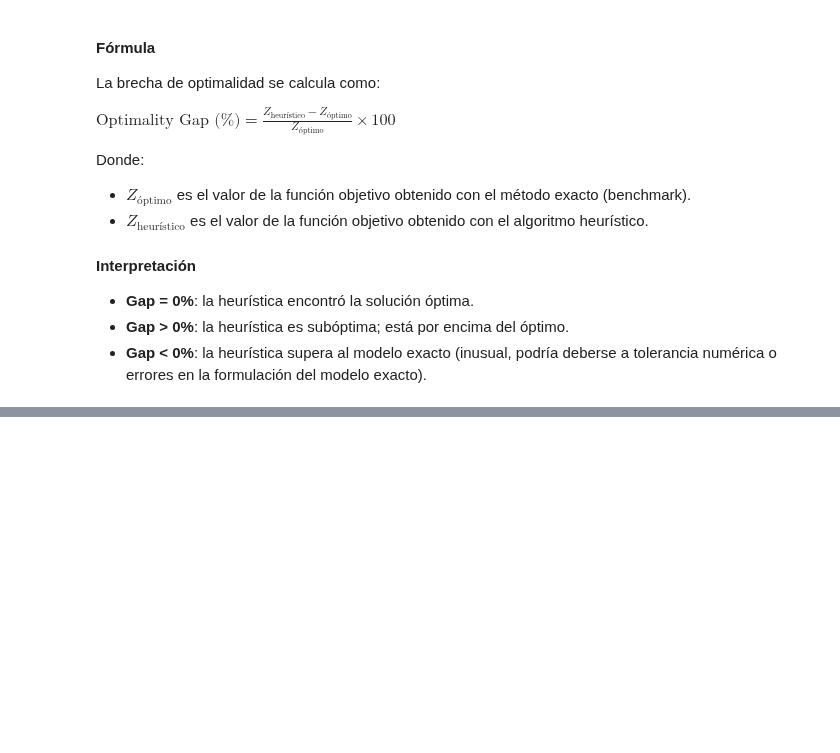
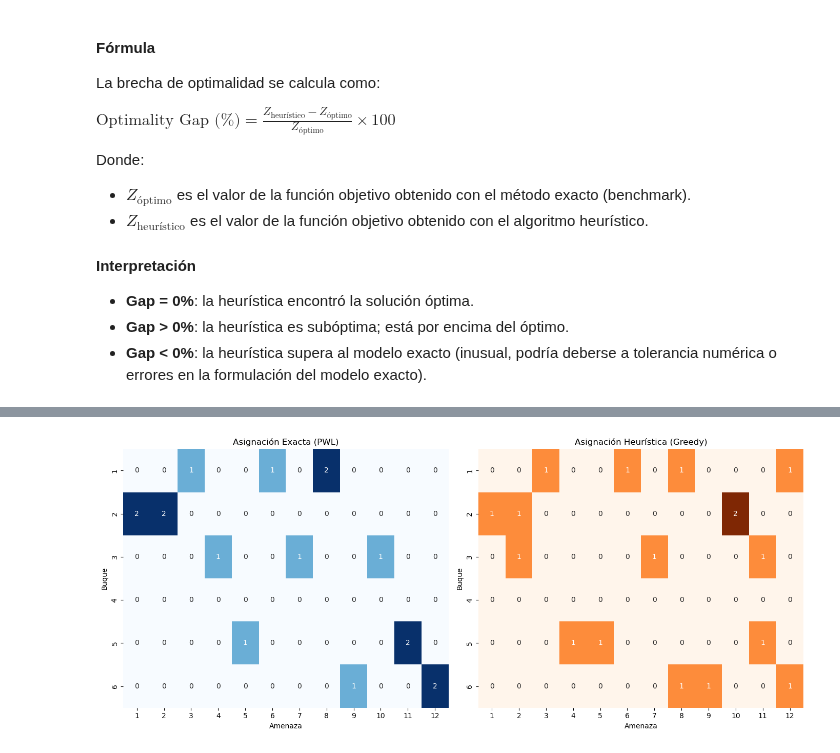
Before and after one commit to educarrascov/DISC_TESIS, a Jupyter notebook: 20260630 - WTA_MINLP.ipynb, the cells around one changed output, grey strips where cells are left out. Drawn from its saved outputs; the diff is of its cells as text; code cells hidden in the pictures; blank space fills up the shorter version.

```diff
--- a/20260630 - WTA_MINLP.ipynb
+++ b/20260630 - WTA_MINLP.ipynb
@@ -160,7 +160,7 @@ def solve_wta_pwl(
 # —————————————— USO ——————————————
 if __name__ == "__main__":
     # Parámetros que puedes cambiar:
-    w = [4, 3, 0, 3, 3, 4]   # inventario de armamento de 6 buques
+    w = [4, 4, 3, 0, 3, 3]   # inventario de armamento de 6 buques
     n = 12           # cantidad de amenazas (blancos)
     K = 70          # refinamos a 40 tramos PWL
     sol, obj, p, V, elapsed_exact = solve_wta_pwl(w, n, K, seed=218)
@@ -503,0 +506,75 @@ TypeError: type NoneType doesn't define __round__ method
+# %%
+import numpy as np
+import seaborn as sns
+import matplotlib.pyplot as plt
+
+# Crear matrices de asignación
+m = 6   # número de buques
+n = 12  # número de amenazas
+
+assign_exact = np.zeros((m, n))
+assign_greedy = np.zeros((m, n))
+
+# Rellenar matriz exacta
+assign_exact[0][2] = 1
+assign_exact[0][5] = 1
+assign_exact[0][7] = 2
+assign_exact[1][0] = 2
+assign_exact[1][1] = 2
+assign_exact[2][3] = 1
+assign_exact[2][6] = 1
+assign_exact[2][9] = 1
+assign_exact[4][4] = 1
+assign_exact[4][10] = 2
+assign_exact[5][8] = 1
+assign_exact[5][11] = 2
+
+# Rellenar matriz greedy
+assign_greedy[0][2] = 1
+assign_greedy[0][5] = 1
+assign_greedy[0][7] = 1
+assign_greedy[0][11] = 1
+assign_greedy[1][0] = 1
+assign_greedy[1][1] = 1
+assign_greedy[1][9] = 2
+assign_greedy[2][1] = 1
+assign_greedy[2][6] = 1
+assign_greedy[2][10] = 1
+assign_greedy[4][3] = 1
+assign_greedy[4][4] = 1
+assign_greedy[4][10] = 1
+assign_greedy[5][7] = 1
+assign_greedy[5][8] = 1
+assign_greedy[5][11] = 1
+
+# Graficar ambos heatmaps
+fig, axs = plt.subplots(1, 2, figsize=(14, 6))
+
+# Exacto
+sns.heatmap(assign_exact, annot=True, fmt=".0f", cmap="Blues", ax=axs[0], cbar=False)
+axs[0].set_title("Asignación Exacta (PWL)")
+axs[0].set_xlabel("Amenaza")
+axs[0].set_ylabel("Buque")
+axs[0].set_xticks(np.arange(n) + 0.5)
+axs[0].set_xticklabels([f"{j+1}" for j in range(n)])
+axs[0].set_yticks(np.arange(m) + 0.5)
+axs[0].set_yticklabels([f"{i+1}" for i in range(m)])
+
+# Greedy
+sns.heatmap(assign_greedy, annot=True, fmt=".0f", cmap="Oranges", ax=axs[1], cbar=False)
+axs[1].set_title("Asignación Heurística (Greedy)")
+axs[1].set_xlabel("Amenaza")
+axs[1].set_ylabel("Buque")
+axs[1].set_xticks(np.arange(n) + 0.5)
+axs[1].set_xticklabels([f"{j+1}" for j in range(n)])
+axs[1].set_yticks(np.arange(m) + 0.5)
+axs[1].set_yticklabels([f"{i+1}" for i in range(m)])
+
+plt.tight_layout()
+
+# Guardar con alta resolución (por ejemplo, 600 dpi)
+#plt.savefig("asignacion_comparativa.png", dpi=600, bbox_inches='tight')
+
+plt.show()
+# %% [output]
+[figure, added]
```
Also changed, not shown: parts of 3 cells of this notebook.
